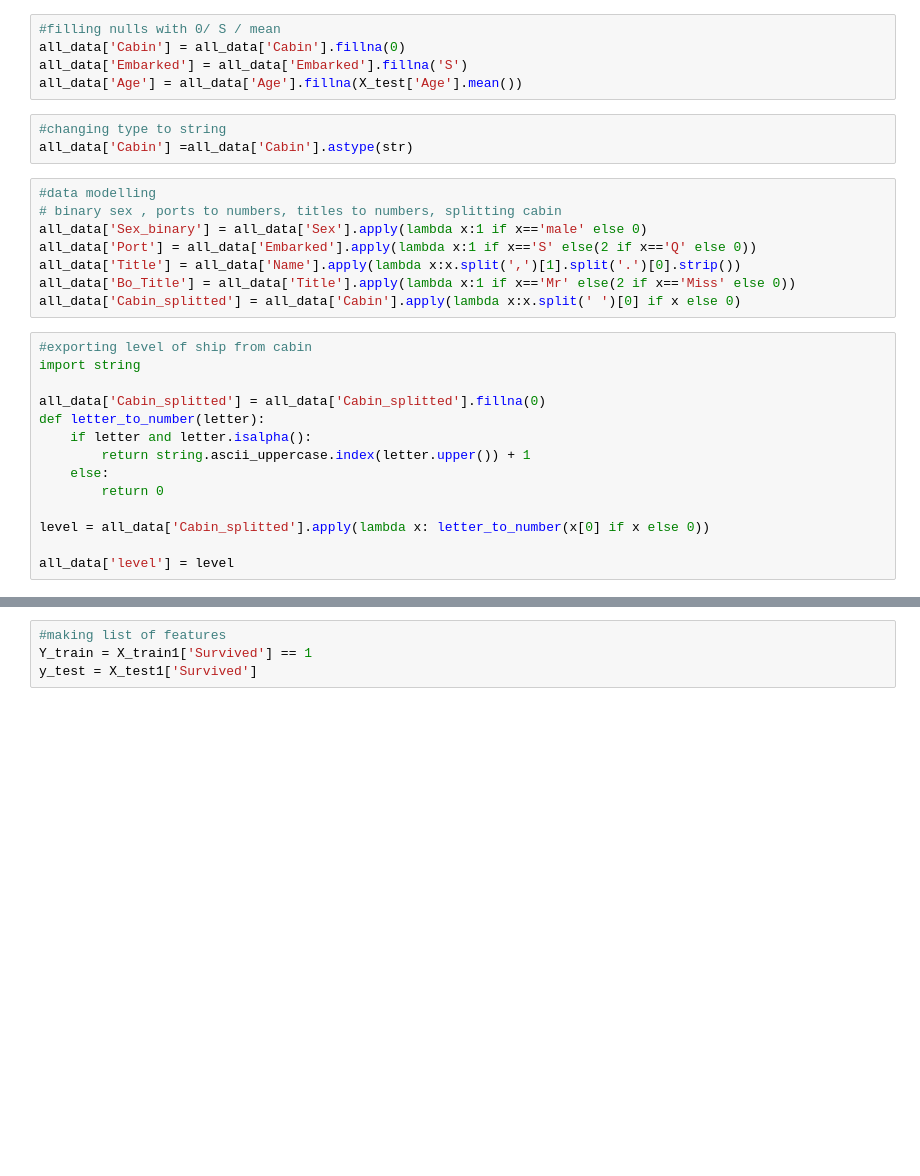
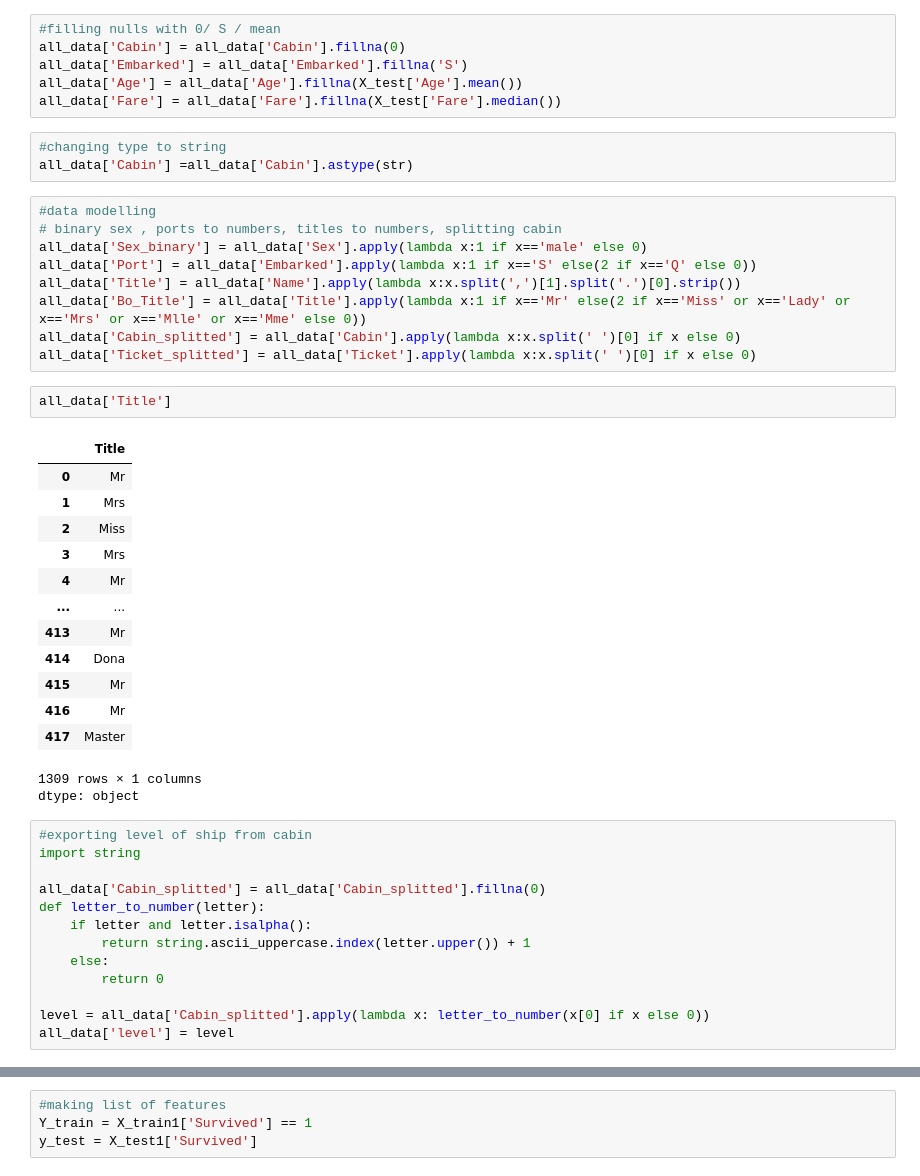
Before and after one commit to Kieil/Titanic-ML, a Jupyter notebook: Titanic.ipynb, the cells around one changed output, grey strips where cells are left out. Drawn from its saved outputs; the diff is of its cells as text; blank space fills up the shorter version.

```diff
--- a/Titanic.ipynb
+++ b/Titanic.ipynb
@@ -55,6 +56,7 @@ dtype: int64
 all_data['Cabin'] = all_data['Cabin'].fillna(0)
 all_data['Embarked'] = all_data['Embarked'].fillna('S')
 all_data['Age'] = all_data['Age'].fillna(X_test['Age'].mean())
+all_data['Fare'] = all_data['Fare'].fillna(X_test['Fare'].median())
 # %%
 #changing type to string
 all_data['Cabin'] =all_data['Cabin'].astype(str)
@@ -64,8 +66,26 @@ all_data['Cabin'] =all_data['Cabin'].astype(str)
 all_data['Sex_binary'] = all_data['Sex'].apply(lambda x:1 if x=='male' else 0)
 all_data['Port'] = all_data['Embarked'].apply(lambda x:1 if x=='S' else(2 if x=='Q' else 0))
 all_data['Title'] = all_data['Name'].apply(lambda x:x.split(',')[1].split('.')[0].strip())
-all_data['Bo_Title'] = all_data['Title'].apply(lambda x:1 if x=='Mr' else(2 if x=='Miss' else 0))
+all_data['Bo_Title'] = all_data['Title'].apply(lambda x:1 if x=='Mr' else(2 if x=='Miss' or x=='Lady' or x=='Mrs' or x=='Mlle' or x=='Mme' else 0))
 all_data['Cabin_splitted'] = all_data['Cabin'].apply(lambda x:x.split(' ')[0] if x else 0)
+all_data['Ticket_splitted'] = all_data['Ticket'].apply(lambda x:x.split(' ')[0] if x else 0)
+# %%
+all_data['Title']
+# %% [output]
+|  | Title |
+| 0 | Mr |
+| 1 | Mrs |
+| 2 | Miss |
+| 3 | Mrs |
+| 4 | Mr |
+| ... | ... |
+| 413 | Mr |
+| 414 | Dona |
+| 415 | Mr |
+| 416 | Mr |
+| 417 | Master |
+1309 rows × 1 columns
+dtype: object
 # %%
 #exporting level of ship from cabin
 import string
@@ -78,5 +98,4 @@ def letter_to_number(letter):
         return 0
 
 level = all_data['Cabin_splitted'].apply(lambda x: letter_to_number(x[0] if x else 0))
-
 all_data['level'] = level
```
Also changed, not shown: parts of 21 cells of this notebook.
